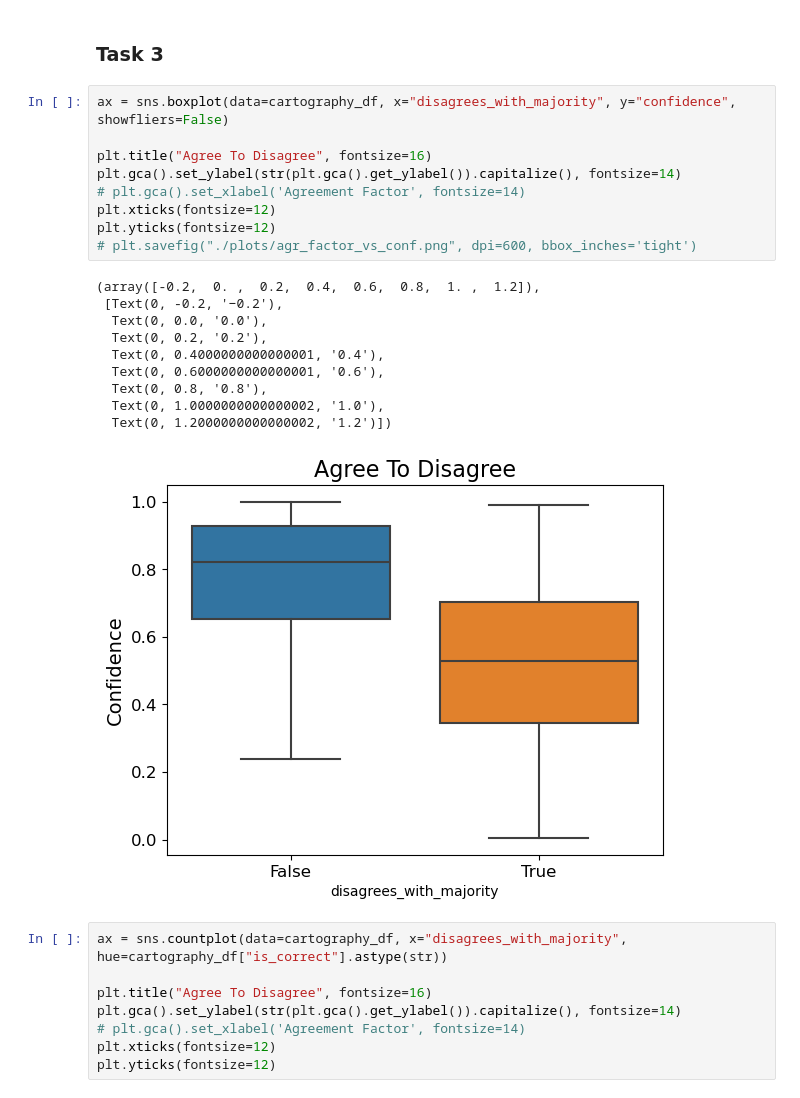
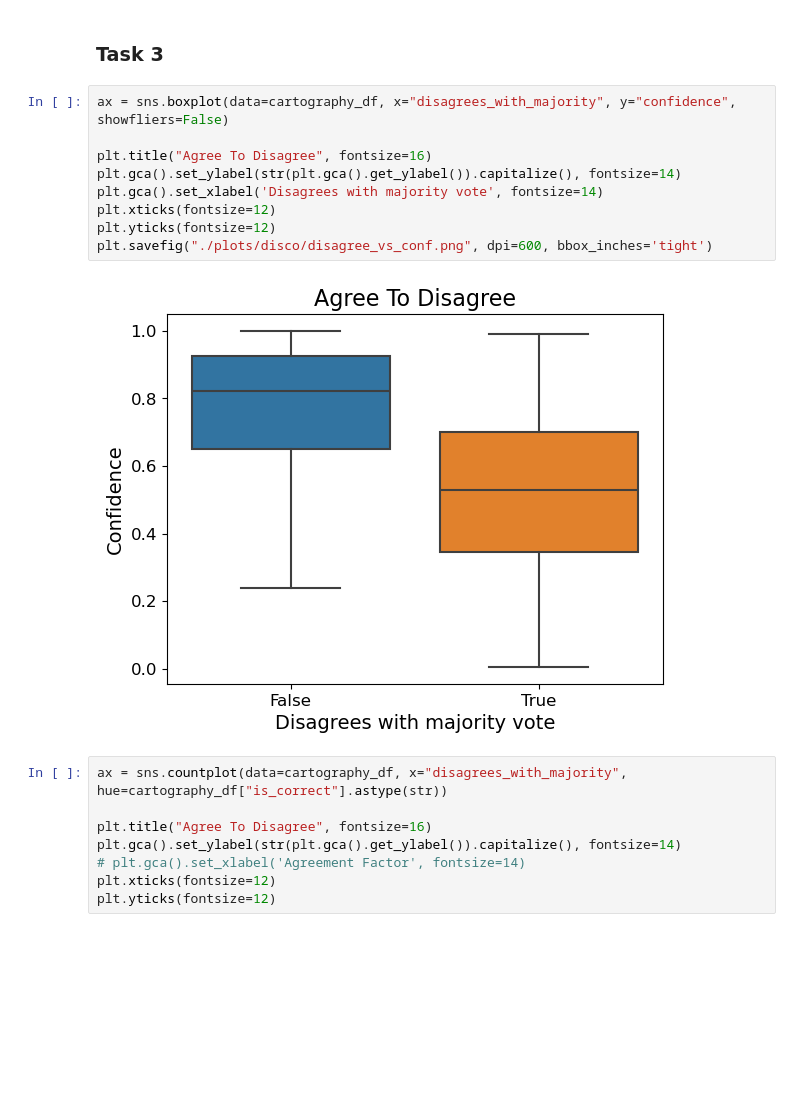
Before and after one commit to abhishekanand1710/noise-and-bias, a Jupyter notebook: dataset-cartography/agree-to-disagree/cartography_plotting_disco.ipynb, the cells around one changed output. Drawn from its saved outputs; the diff is of its cells as text; blank space fills up the shorter version.

```diff
--- a/dataset-cartography/agree-to-disagree/cartography_plotting_disco.ipynb
+++ b/dataset-cartography/agree-to-disagree/cartography_plotting_disco.ipynb
@@ -444,23 +428,14 @@ plt.yticks(fontsize=12)
 # %%
 ax = sns.boxplot(data=cartography_df, x="disagrees_with_majority", y="confidence", showfliers=False)
 
 plt.title("Agree To Disagree", fontsize=16)
 plt.gca().set_ylabel(str(plt.gca().get_ylabel()).capitalize(), fontsize=14)
-# plt.gca().set_xlabel('Agreement Factor', fontsize=14)
+plt.gca().set_xlabel('Disagrees with majority vote', fontsize=14)
 plt.xticks(fontsize=12)
 plt.yticks(fontsize=12)
-# plt.savefig("./plots/agr_factor_vs_conf.png", dpi=600, bbox_inches='tight')
+plt.savefig("./plots/disco/disagree_vs_conf.png", dpi=600, bbox_inches='tight')
 # %% [output]
-(array([-0.2,  0. ,  0.2,  0.4,  0.6,  0.8,  1. ,  1.2]),
- [Text(0, -0.2, '−0.2'),
-  Text(0, 0.0, '0.0'),
-  Text(0, 0.2, '0.2'),
-  Text(0, 0.4000000000000001, '0.4'),
-  Text(0, 0.6000000000000001, '0.6'),
-  Text(0, 0.8, '0.8'),
-  Text(0, 1.0000000000000002, '1.0'),
-  Text(0, 1.2000000000000002, '1.2')])
-[figure, old version]
+[figure, new version]
 # %%
 ax = sns.countplot(data=cartography_df, x="disagrees_with_majority", hue=cartography_df["is_correct"].astype(str))
 
```
Also changed, not shown: parts of 3 cells of this notebook, 17 other files.
